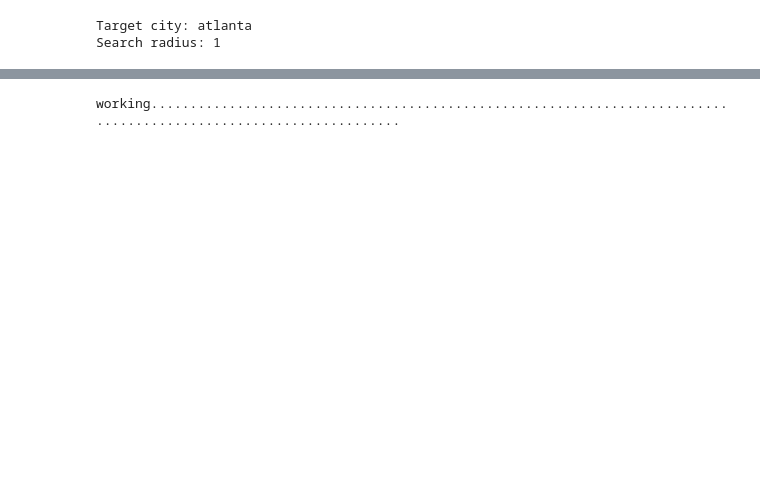
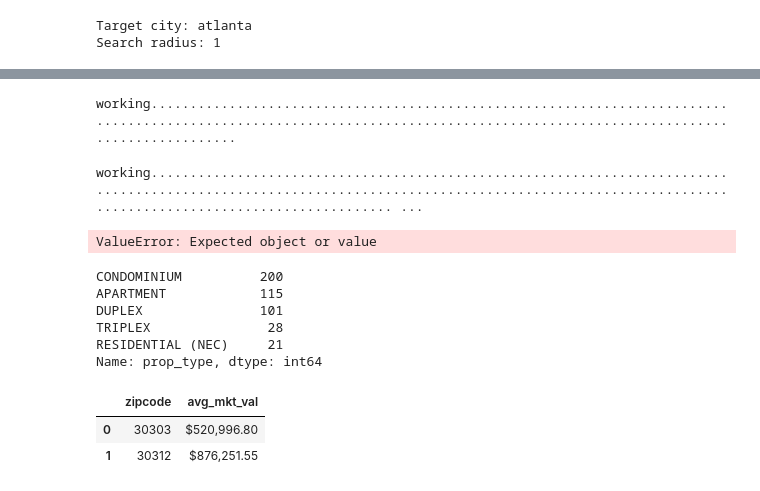
Before and after one commit to andywats0n/watson_p1, a Jupyter notebook: src_andy_v3.ipynb, the cells around one changed output, grey strips where cells are left out. Cells and saved outputs as stored; diff of their text form; code cells hidden in the pictures; blank space fills up the shorter version.

```diff
--- a/src_andy_v3.ipynb
+++ b/src_andy_v3.ipynb
@@ -41,3 +92,29 @@ def wait(t):
     sys.stdout.write('.')
     sys.stdout.flush()
     time.sleep(t)
+# %%
+url = "https://search.onboard-apis.com/propertyapi/v1.0.0/property/address?"
+property_results = []
+prop_types = ['RESIDENTIAL (NEC)', 'CONDOMINIUM',
+              'APARTMENT', 'CABIN', 'DUPLEX', 'MOBILE HOME',
+              'TRIPLEX', 'TOWNHOUSE/ROWHOUSE', 'MULTI FAMILY DWELLING']
+
+sys.stdout.write('working..')
+
+for z in zip_codes:
+    percent_complete = f"{round((len(property_results)/len(prop_types)*100),2)}%"  # abstract to function
+#     getLoadComplete(propert_results, prop_types)
+    for pt in prop_types:
+        params = {
+            "postalcode": z,
+            "propertysubtype": 'RESIDENTIAL',
+            "pagesize": "100"
+        }
+
+        res = fetch(url, params)
+
+        property_results.append(res)
+        wait(8)
+
+
+property_results
@@ -46,13 +130,14 @@ def wait(t):
 url = "https://search.onboard-apis.com/propertyapi/v1.0.0/property/address?"
 property_results = []
 prop_types = ['RESIDENTIAL (NEC)', 'CONDOMINIUM',
-              'APARTMENT', 'CABIN', 'DUPLEX',
-              'MANUFACTURED HOME', 'MOBILE HOME',
-              'TRIPLEX', 'TOWNHOUSE/ROWHOUSE']
+              'APARTMENT', 'CABIN', 'DUPLEX', 'MOBILE HOME',
+              'TRIPLEX', 'TOWNHOUSE/ROWHOUSE', 'MULTI FAMILY DWELLING']
 
 sys.stdout.write('working..')
 
 for z in zip_codes:
+    percent_complete = f"{round((len(property_results)/len(prop_types)*100),2)}%"  # abstract to function
+#     getLoadComplete(propert_results, prop_types)
     for pt in prop_types:
         params = {
             "postalcode": z,
@@ -63,9 +148,9 @@ for z in zip_codes:
         res = fetch(url, params)
 
         property_results.append(res)
-        wait(10)
+        wait(8)
 # %% [output]
-working.................................................................................................................
+working.............................................................................................................................................................................
 # %%
 # get attomIds from property results
 properties = []
@@ -96,18 +181,55 @@ for a in attomIds:
 
     idres = fetch(url, params)
     hv_results.append(idres)
-    wait(10)
+    wait(8)
+# %% [output]
+working................................................................................................................................................................................................. ...
+# %%
+# for r in hv_results:
+#     pprint(r['property'][0])
+
+pd.read_json('results.json')
+# %% [output]
+ValueError: Expected object or value
+# %%
+propslist = []
+
+for r in hv_results:
+    address = r['property'][0]['address']['oneLine']
+    mkt_val = (r['property'][0]['assessment']['market']['mktTtlValue'])
+    prop_type = r['property'][0]['summary']['propType']
+    prop_sub_type = r['property'][0]['summary']['propSubType']
+    propslist.append({"address":address,"prop_type":prop_type,"prop_sub_type":prop_sub_type,"price":mkt_val})
+
+properties_df = pd.DataFrame(propslist)
+properties_df['prop_sub_type'].value_counts()
+properties_df['prop_type'].value_counts()
+
+# properties_df =
+# properties_df.groupby('prop_type').sum()/len(propslist)
+# properties_df.style.format({'price':'${:,.2f}'})
+# %% [output]
+CONDOMINIUM          200
+APARTMENT            115
+DUPLEX               101
+TRIPLEX               28
+RESIDENTIAL (NEC)     21
+Name: prop_type, dtype: int64
 # %%
 prop_res = pd.DataFrame(hv_results)
-props = prop_res['property']
+properties = hv_results['property']
 zcmkv = []
 
 for i in range(len(props)):
     zcmkv.append({"zipcode":props[i][0]['address']['postal1'], "avg_mkt_val":int(props[i][0]['assessment']['market']['mktTtlValue'])})
 
 zips_mktvals_df = pd.DataFrame(zcmkv).set_index('zipcode')
 mkt_avg = zips_mktvals_df.groupby('zipcode').sum()/len(props)
 
 mkt_avg_df = pd.DataFrame(mkt_avg)
 mkt_avg_df = mkt_avg_df.reset_index()
 mkt_avg_df.style.format({'avg_mkt_val':'${:,.2f}'})
+# %% [output]
+|  | zipcode | avg_mkt_val |
+| 0 | 30303 | $520,996.80 |
+| 1 | 30312 | $876,251.55 |
```
Also changed, not shown: parts of 5 cells of this notebook, 2 other files.
